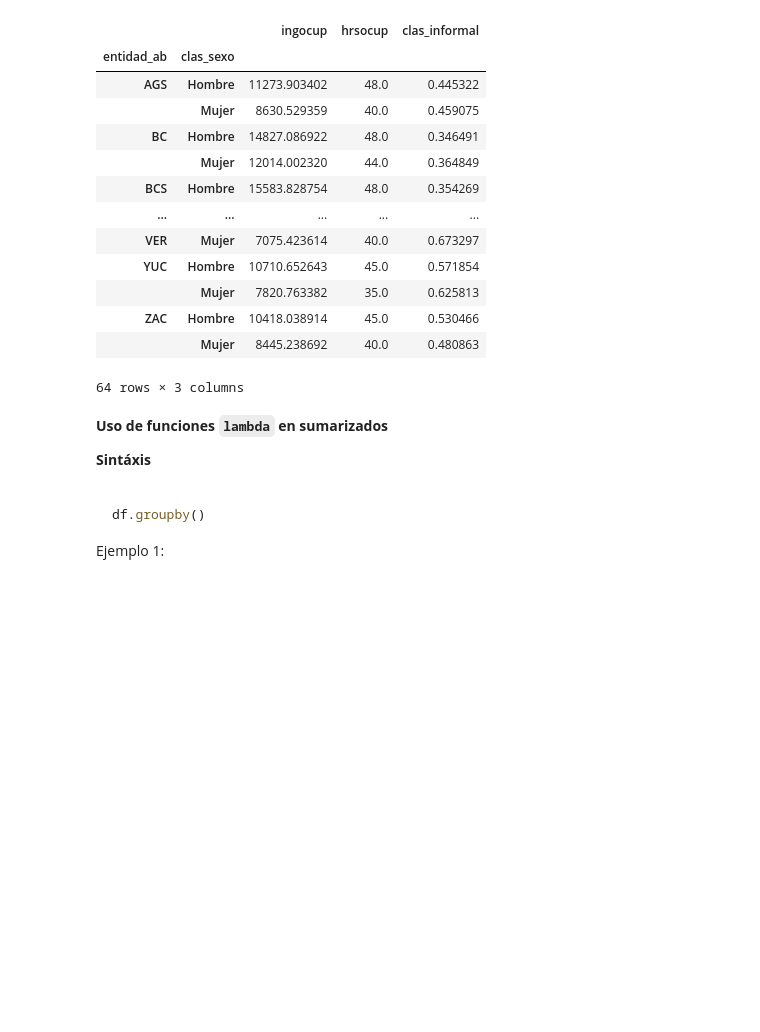
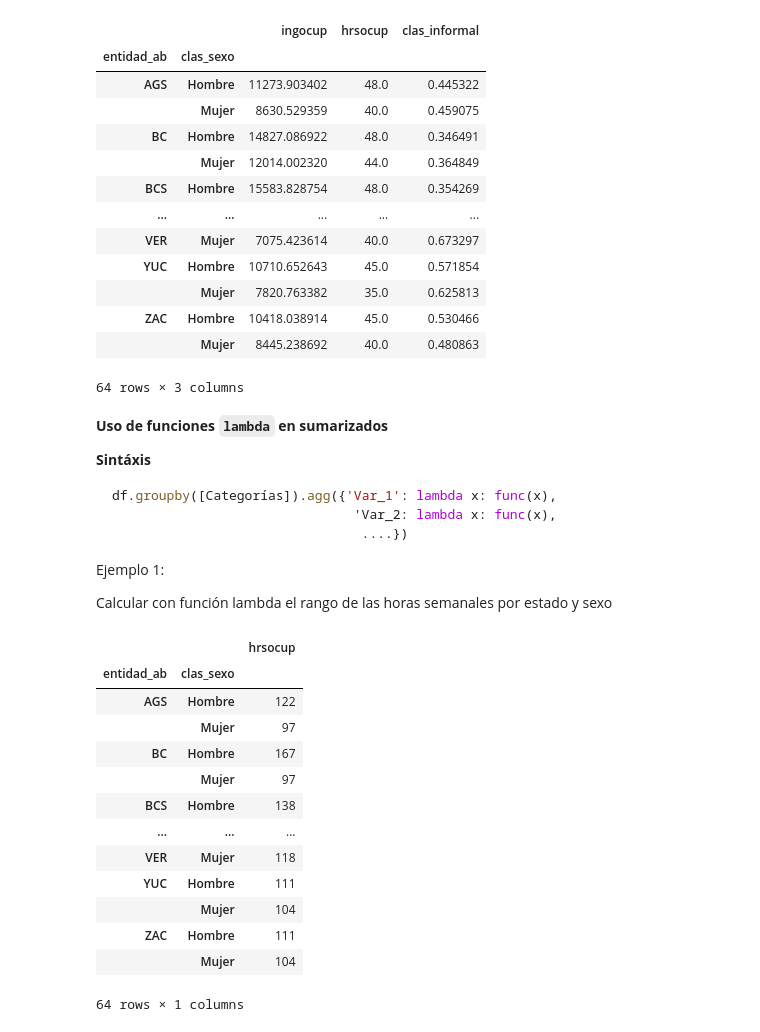
Before and after one commit to DiegoSReco/intro_python_para_economistas, a Jupyter notebook: script_python_5_Analisis_Datos_Pandas_2.ipynb, the cells around one changed output. Drawn from its saved outputs; the diff is of its cells as text; code cells hidden in the pictures; blank space fills up the shorter version.

````diff
--- a/script_python_5_Analisis_Datos_Pandas_2.ipynb
+++ b/script_python_5_Analisis_Datos_Pandas_2.ipynb
@@ -1965,8 +1965,11 @@ df_enoe_2024t3_f_o.groupby(["entidad_ab", "clas_sexo", ]).agg({ 'ingocup':'mean'
 
 
 ```Python
-
-df.groupby()
+df.groupby([Categorías]).agg({'Var_1': lambda x: func(x),
+                               'Var_2: lambda x: func(x),
+                                ....})
 ```
 
 Ejemplo 1:
+
+Calcular con función lambda el rango de las horas semanales por estado y sexo
@@ -1974,0 +1976,21 @@ Ejemplo 1:
+# %%
+#filtrar horas cero
+df_enoe_2024t3_f_o = df_enoe_2024t3_f[df_enoe_2024t3_f["hrsocup"] > 0]
+#Creación de sumarizado
+df_group_ent_sex_rango = df_enoe_2024t3_f_o.groupby(["entidad_ab", "clas_sexo", ]).agg({ 'hrsocup': lambda x: x.max() - x.min() })
+df_group_ent_sex_rango
+# %% [output]
+|  |  | hrsocup |
+| entidad_ab | clas_sexo |  |
+| AGS | Hombre | 122 |
+|  | Mujer | 97 |
+| BC | Hombre | 167 |
+|  | Mujer | 97 |
+| BCS | Hombre | 138 |
+| ... | ... | ... |
+| VER | Mujer | 118 |
+| YUC | Hombre | 111 |
+|  | Mujer | 104 |
+| ZAC | Hombre | 111 |
+|  | Mujer | 104 |
+64 rows × 1 columns
````
Also changed, not shown: parts of 5 cells of this notebook.
